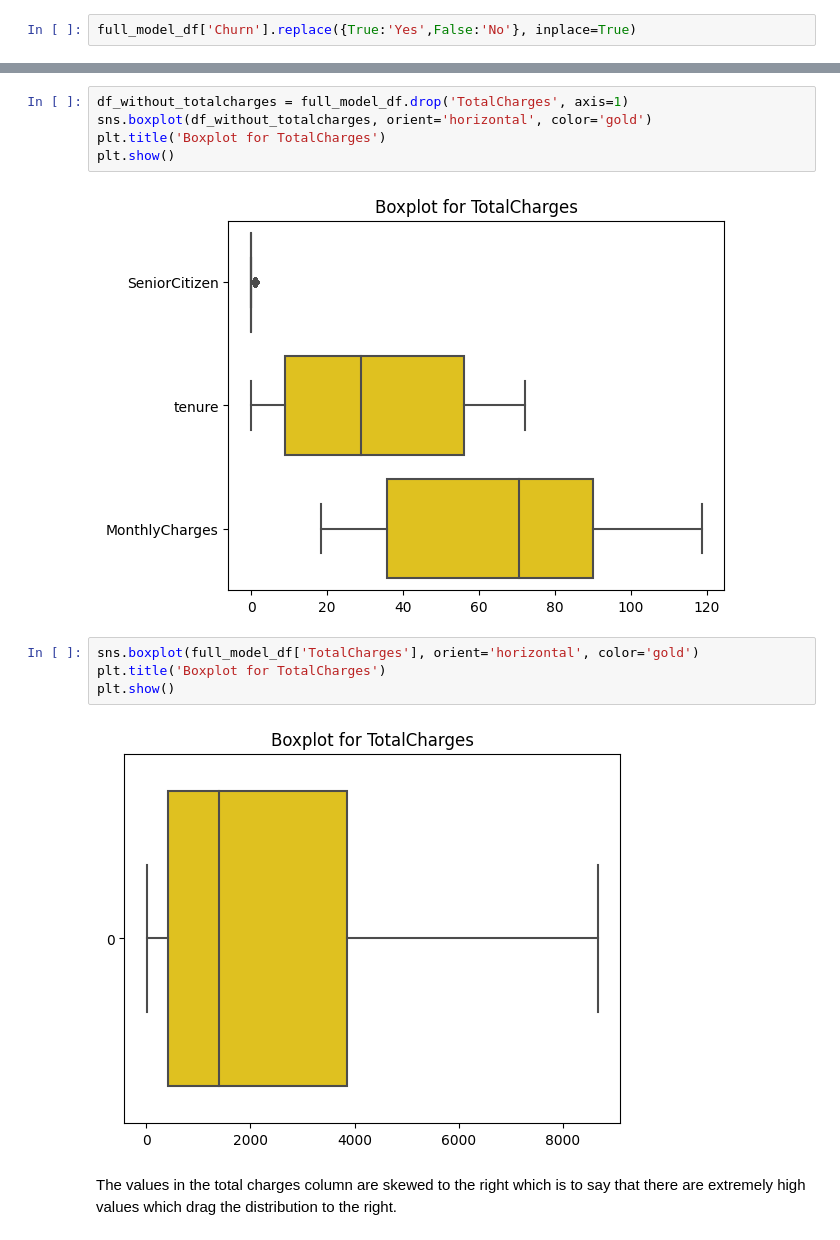
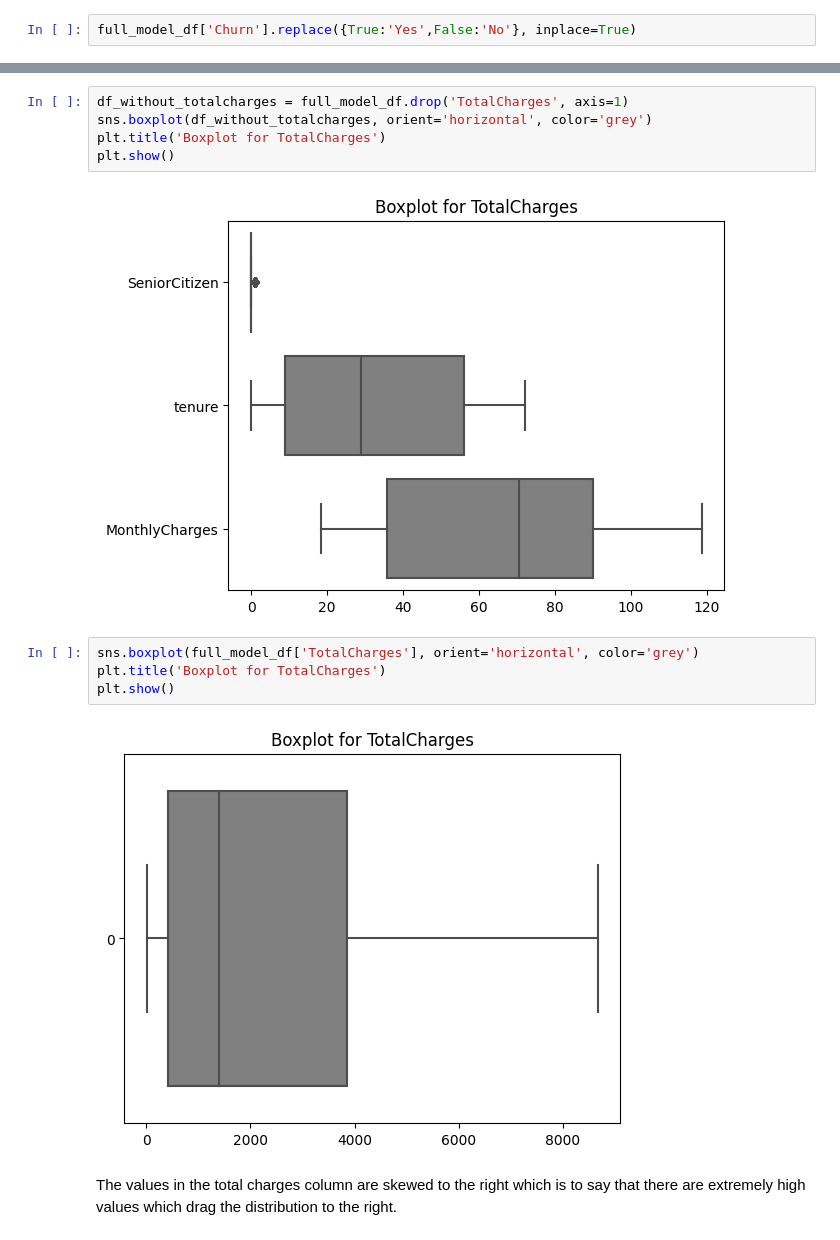
Before and after one commit to pk-aduyaw/Customer_Churn_Classification_Project, a Jupyter notebook: customer_churn_classification_model_project.ipynb, the cells around one changed output, grey strips where cells are left out. Cells and saved outputs as stored; diff of their text form.

```diff
--- a/customer_churn_classification_model_project.ipynb
+++ b/customer_churn_classification_model_project.ipynb
@@ -439,16 +425,16 @@ full_model_df.hist(figsize=(12, 5), grid=False, color='orange');
 # %%
 df_without_totalcharges = full_model_df.drop('TotalCharges', axis=1)
-sns.boxplot(df_without_totalcharges, orient='horizontal', color='gold')
+sns.boxplot(df_without_totalcharges, orient='horizontal', color='grey')
 plt.title('Boxplot for TotalCharges')
 plt.show()
 # %% [output]
-[figure, old version]
+[figure, new version]
 # %%
-sns.boxplot(full_model_df['TotalCharges'], orient='horizontal', color='gold')
+sns.boxplot(full_model_df['TotalCharges'], orient='horizontal', color='grey')
 plt.title('Boxplot for TotalCharges')
 plt.show()
 # %% [output]
-[figure, old version]
+[figure, new version]
 # %% [markdown]
 The values in the total charges column are skewed to the right which is to say that there are extremely high values which drag the distribution to the right.
 # %%
```
Also changed, not shown: parts of 9 cells of this notebook.
